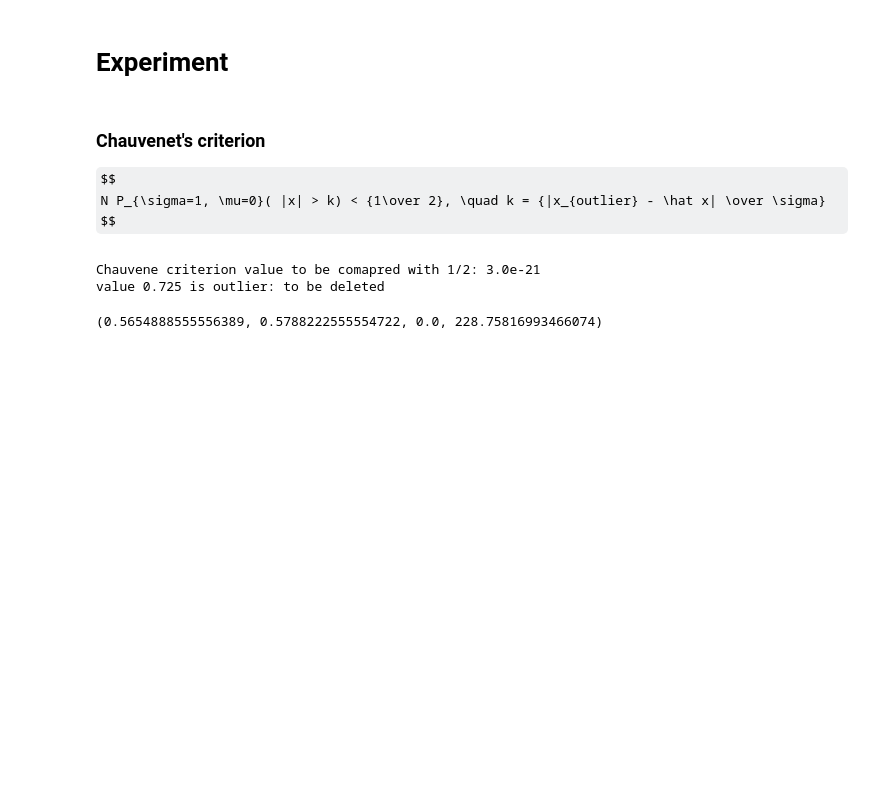
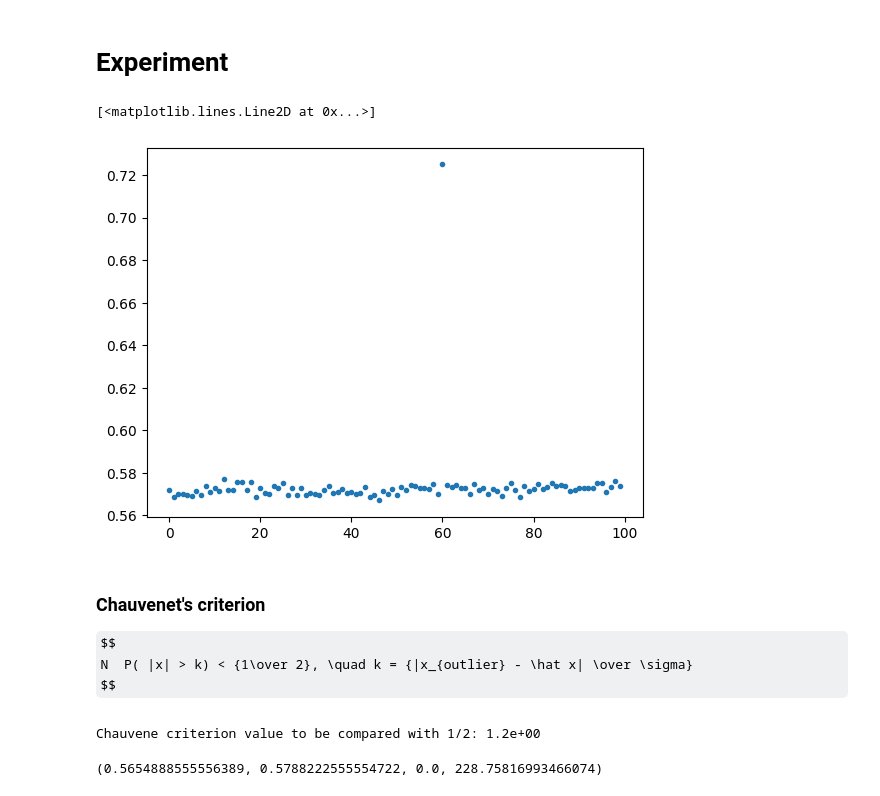
Before and after one commit to evgeny-kolonsky/Lab1h, a Jupyter notebook: Lab1_cart_speed.ipynb, the cells around one changed output. Drawn from its saved outputs; the diff is of its cells as text; code cells hidden in the pictures; some formulas as TeX source; blank space fills up the shorter version.

```diff
--- a/Lab1_cart_speed.ipynb
+++ b/Lab1_cart_speed.ipynb
@@ -170,11 +170,16 @@ import requests
 url = 'https://raw.githubusercontent.com/evgeny-kolonsky/Lab1_Cart/main/cart.txt'
 data = np.loadtxt(url)
 _, t = data.T
+# %%
+plt.plot(t, '.')
+# %% [output]
+[<matplotlib.lines.Line2D at 0x...>]
+[figure, added]
 # %% [markdown]
 ### Chauvenet's criterion
 
 $$
-N P_{\sigma=1, \mu=0}( |x| > k) < {1\over 2}, \quad k = {|x_{outlier} - \hat x| \over \sigma}
+N  P( |x| > k) < {1\over 2}, \quad k = {|x_{outlier} - \hat x| \over \sigma}
 $$
 # %%
 from scipy.stats import norm
@@ -186,7 +191,7 @@ t_outlier = np.max(t)
 k = np.abs(t_outlier - mu)/sigma
 P = (1 - norm.cdf(k)) + norm.cdf(-k)
 N = t.size
-print(f'Chauvene criterion value to be comapred with 1/2: {N*P:.1e}')
+print(f'Chauvene criterion value to be compared with 1/2: {N*P:.1e}')
 if N * P < .5:
   print(f'value {t_outlier:.3f} is outlier: to be deleted')
   t = np.delete(t, np.argmax(t))
@@ -195,8 +200,7 @@ if N * P < .5:
   sigma = t.std()
   N = t.size
 # %% [output]
-Chauvene criterion value to be comapred with 1/2: 3.0e-21
-value 0.725 is outlier: to be deleted
+Chauvene criterion value to be compared with 1/2: 1.2e+00
 # %%
 def gauss(t, mu, sigma):
   return np.exp(-(t-mu)**2/2/sigma**2) / np.sqrt(2*np.pi*sigma**2)
```
